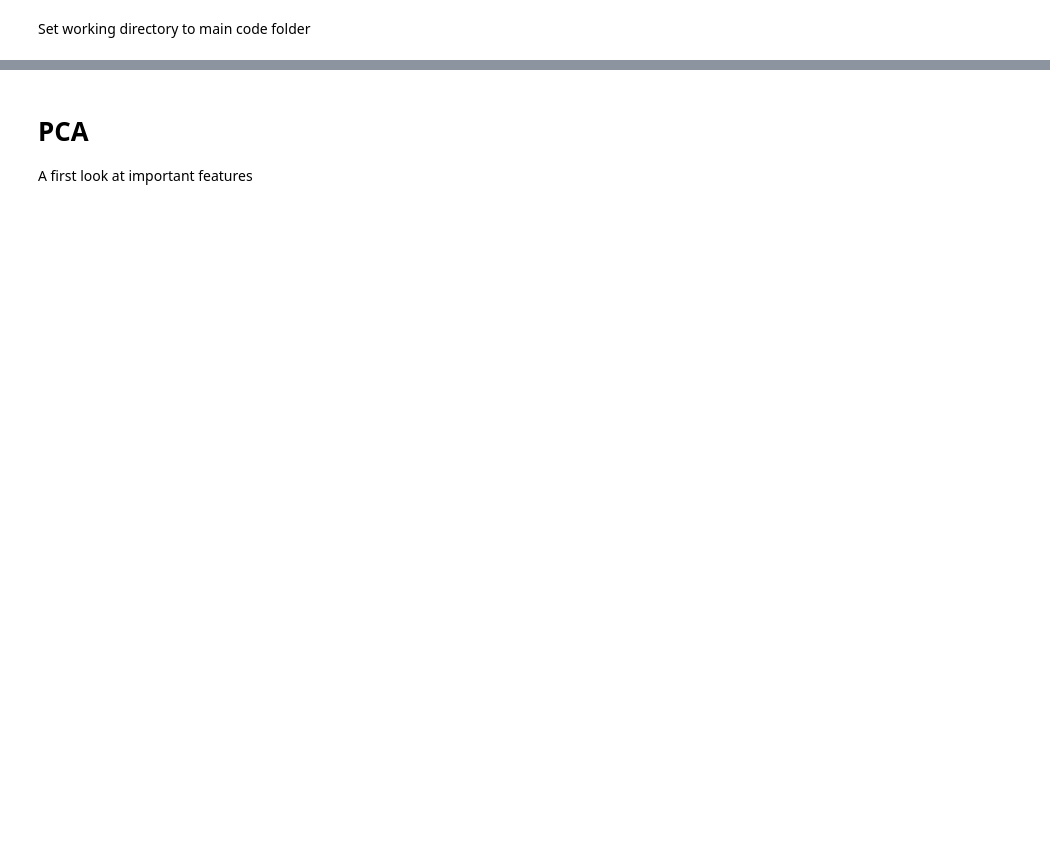
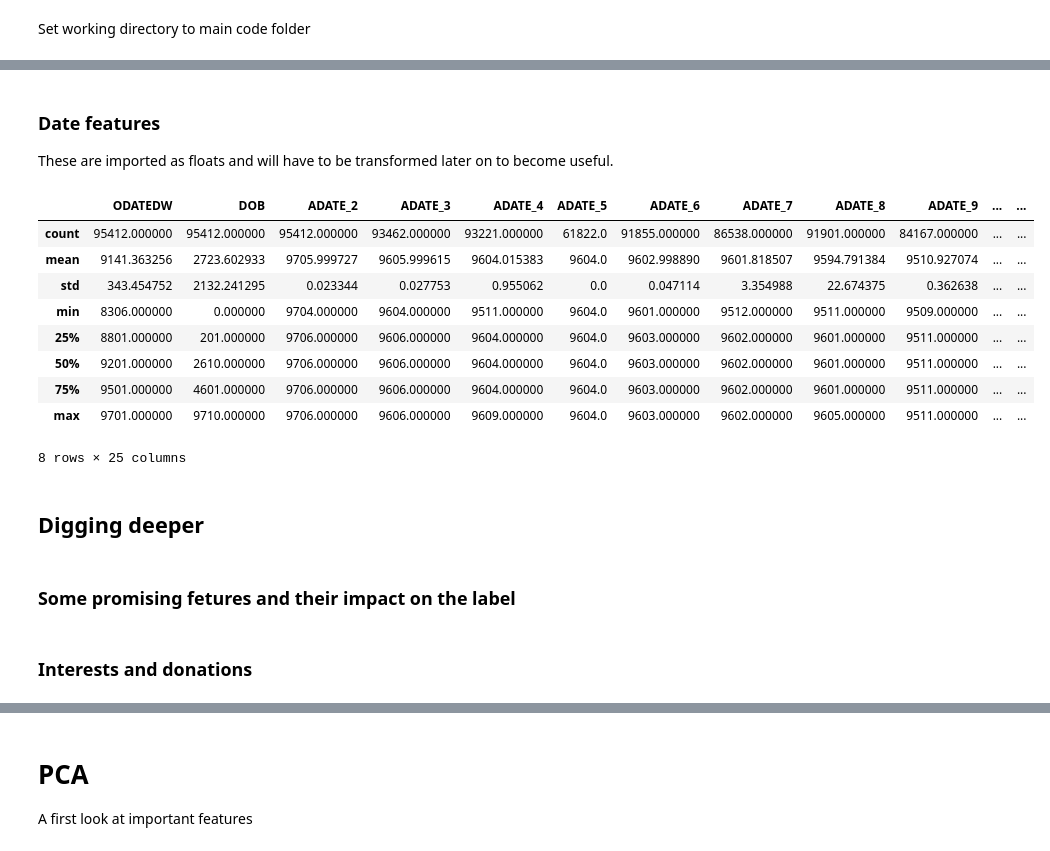
Before and after one commit to datarian/master-thesis-msc-statistics, a Jupyter notebook: code/jupyter_notebooks/eda.ipynb, the cells around one changed output, grey strips where cells are left out. Cells and saved outputs as stored; diff of their text form; code cells hidden in the pictures; blank space fills up the shorter version.

Commit message:
Untangled code, restructured jupyter notebooks.
Started work on preprocessing pipeline to integrate with scikit-learn

```diff
--- a/code/jupyter_notebooks/eda.ipynb
+++ b/code/jupyter_notebooks/eda.ipynb
@@ -280,0 +27,4 @@ temp.cat.categories
+# %%
+%autoreload 2 # automatically reloads modules
+lrn = dl.KDD98DataLoader("cup98LRN.txt")
+learning_raw = lrn.get_dataset()
@@ -280,0 +103,17 @@ temp.cat.categories
+# %% [markdown]
+### Date features
+These are imported as floats and will have to be transformed later on to become useful.
+# %%
+dates = learning_raw.loc[:,dl.date_features]
+dates.describe()
+# %% [output]
+|  | ODATEDW | DOB | ADATE_2 | ADATE_3 | ADATE_4 | ADATE_5 | ADATE_6 | ADATE_7 | ADATE_8 | ADATE_9 | ... | ... |
+| count | 95412.000000 | 95412.000000 | 95412.000000 | 93462.000000 | 93221.000000 | 61822.0 | 91855.000000 | 86538.000000 | 91901.000000 | 84167.000000 | ... | ... |
+| mean | 9141.363256 | 2723.602933 | 9705.999727 | 9605.999615 | 9604.015383 | 9604.0 | 9602.998890 | 9601.818507 | 9594.791384 | 9510.927074 | ... | ... |
+| std | 343.454752 | 2132.241295 | 0.023344 | 0.027753 | 0.955062 | 0.0 | 0.047114 | 3.354988 | 22.674375 | 0.362638 | ... | ... |
+| min | 8306.000000 | 0.000000 | 9704.000000 | 9604.000000 | 9511.000000 | 9604.0 | 9601.000000 | 9512.000000 | 9511.000000 | 9509.000000 | ... | ... |
+| 25% | 8801.000000 | 201.000000 | 9706.000000 | 9606.000000 | 9604.000000 | 9604.0 | 9603.000000 | 9602.000000 | 9601.000000 | 9511.000000 | ... | ... |
+| 50% | 9201.000000 | 2610.000000 | 9706.000000 | 9606.000000 | 9604.000000 | 9604.0 | 9603.000000 | 9602.000000 | 9601.000000 | 9511.000000 | ... | ... |
+| 75% | 9501.000000 | 4601.000000 | 9706.000000 | 9606.000000 | 9604.000000 | 9604.0 | 9603.000000 | 9602.000000 | 9601.000000 | 9511.000000 | ... | ... |
+| max | 9701.000000 | 9710.000000 | 9706.000000 | 9606.000000 | 9609.000000 | 9604.0 | 9603.000000 | 9602.000000 | 9605.000000 | 9511.000000 | ... | ... |
+8 rows × 25 columns
@@ -280,0 +123,4 @@ temp.cat.categories
+# %% [markdown]
+## Digging deeper
+# %% [markdown]
+### Some promising fetures and their impact on the label
@@ -280,0 +132,2 @@ temp.cat.categories
+# %% [markdown]
+### Interests and donations
```
Also changed, not shown: parts of 77 cells of this notebook, 10 other files.
